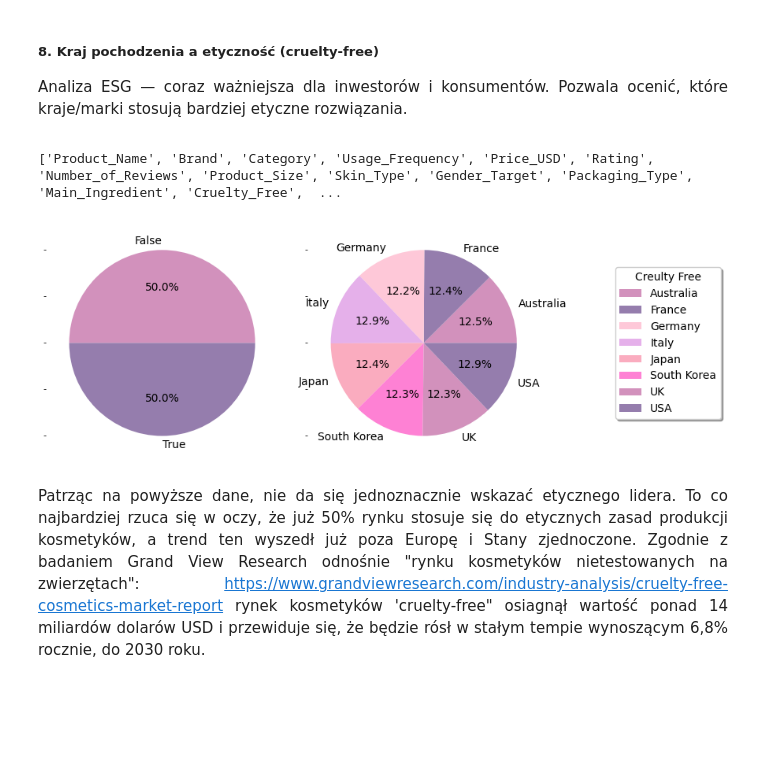
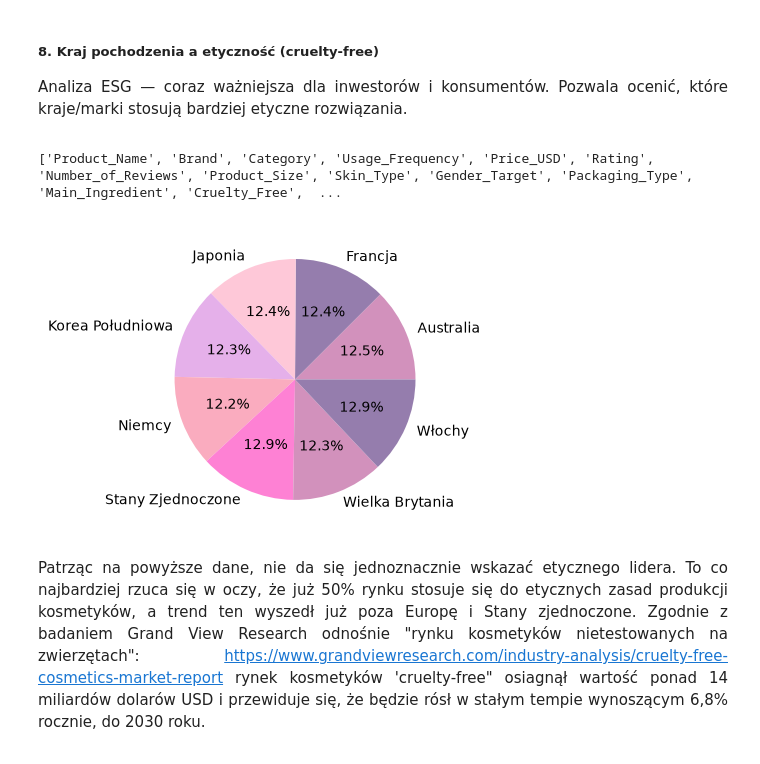
Before and after one commit to kamila-dudzinska/Top_Beauty, a Jupyter notebook: Analiza.ipynb, the cells around one changed output. Cells and saved outputs as stored; diff of their text form; code cells hidden in the pictures; blank space fills up the shorter version.

```diff
--- a/Analiza.ipynb
+++ b/Analiza.ipynb
@@ -327,51 +355,50 @@ Analiza ESG — coraz ważniejsza dla inwestorów i konsumentów. Pozwala oceni
 
 </div>
 # %%
+map_kraje = {
+    'USA': 'Stany Zjednoczone',
+    'France': 'Francja',
+    'Germany': 'Niemcy',
+    'Poland': 'Polska',
+    'Italy': 'Włochy',
+    'UK': 'Wielka Brytania',
+    'South Korea': 'Korea Południowa',
+    'Australia': 'Australia',
+    'Japan': 'Japonia'
+}
+
+df['Country_of_Origin'] = df['Country_of_Origin'].replace(map_kraje)
 country_c_free = df.groupby(['Cruelty_Free' , 'Country_of_Origin']).count()
 
 # pivotka
 pivot_ccf = df.pivot_table(index='Cruelty_Free',
                      columns='Country_of_Origin',
                      aggfunc='size',
                      fill_value=0)
 
 print(df.columns.tolist())
 
 #    1 - ile wierszy  # 2 - ile kolumn   #sharey - o y jest dzielona
 
 country_counts = df.groupby('Country_of_Origin').size()
 
 sns.set_palette(sns.color_palette(colors))
 
-fig, ax = plt.subplots(1, 2,
+fig, ax = plt.subplots(
                        figsize=(10, 4),
                        sharey=True)
 fig.tight_layout(rect=[0, 0, 0.7, 0.9])
 
-# wykres 1
-pivot_ccf.groupby('Cruelty_Free').size().plot(ax=ax[0],
-                                              kind='pie',
-                                              autopct='%1.1f%%',
-                                              color='pink')
-                                              #cmap='viridis')
-# wykres 2
-country_counts.plot(ax=ax[1],
+country_counts.plot(
                     kind='pie',
                     autopct='%1.1f%%',
                     color='pink'
                     )
-# legenda
-ax[1].legend('Cruelty Free')
 
-plt.legend(title="Creulty Free",
-           frameon=True,
-           shadow=True,
-           loc="center left",
-           bbox_to_anchor=(1.3, 0.5))
 plt.show()
 # %% [output]
 ['Product_Name', 'Brand', 'Category', 'Usage_Frequency', 'Price_USD', 'Rating', 'Number_of_Reviews', 'Product_Size', 'Skin_Type', 'Gender_Target', 'Packaging_Type', 'Main_Ingredient', 'Cruelty_Free',  ...
-[figure, old version]
+[figure, new version]
 # %% [markdown]
 <div align = "Justify">
 
```
Also changed, not shown: parts of 12 cells of this notebook, 1 other file.
